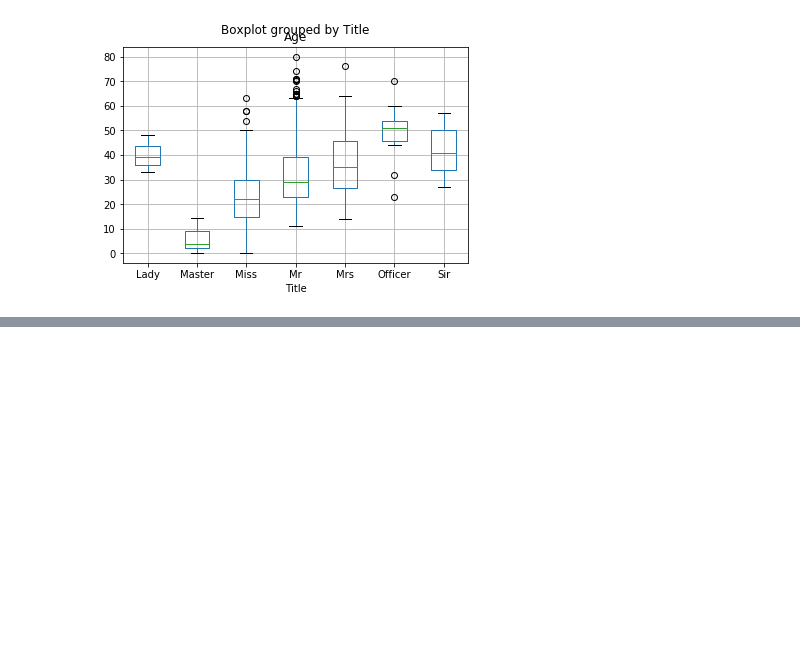
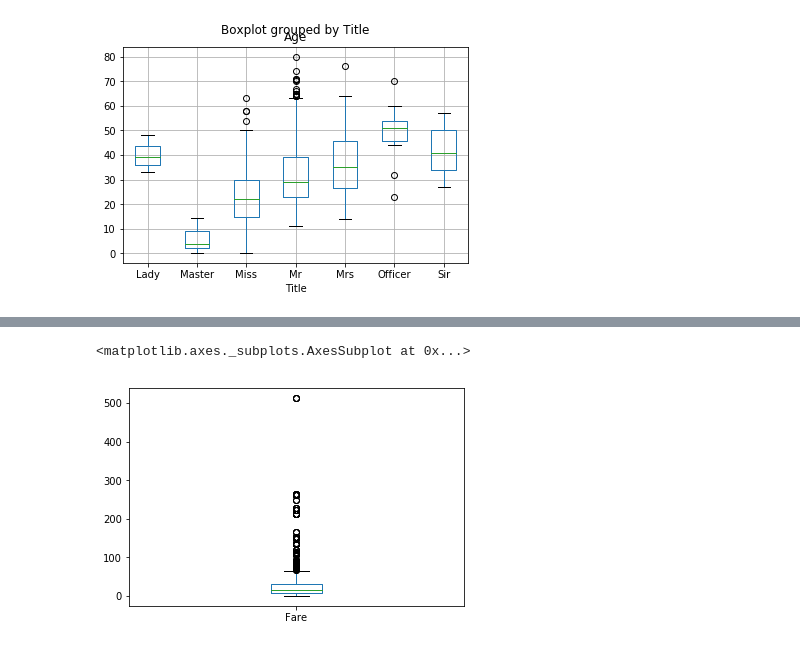
Before and after one commit to sgrosu/titanic, a Jupyter notebook: notebooks/2.0exploring-processing.ipynb, the cells around one changed output, grey strips where cells are left out. Drawn from its saved outputs; the diff is of its cells as text; code cells hidden in the pictures; blank space fills up the shorter version.

```diff
--- a/notebooks/2.0exploring-processing.ipynb
+++ b/notebooks/2.0exploring-processing.ipynb
@@ -563,0 +627,5 @@ title_age_median = df.groupby('Title').
+# %%
+df.Fare.plot(kind='box')
+# %% [output]
+<matplotlib.axes._subplots.AxesSubplot at 0x...>
+[figure, added]
```
Also changed, not shown: parts of 51 cells of this notebook.
